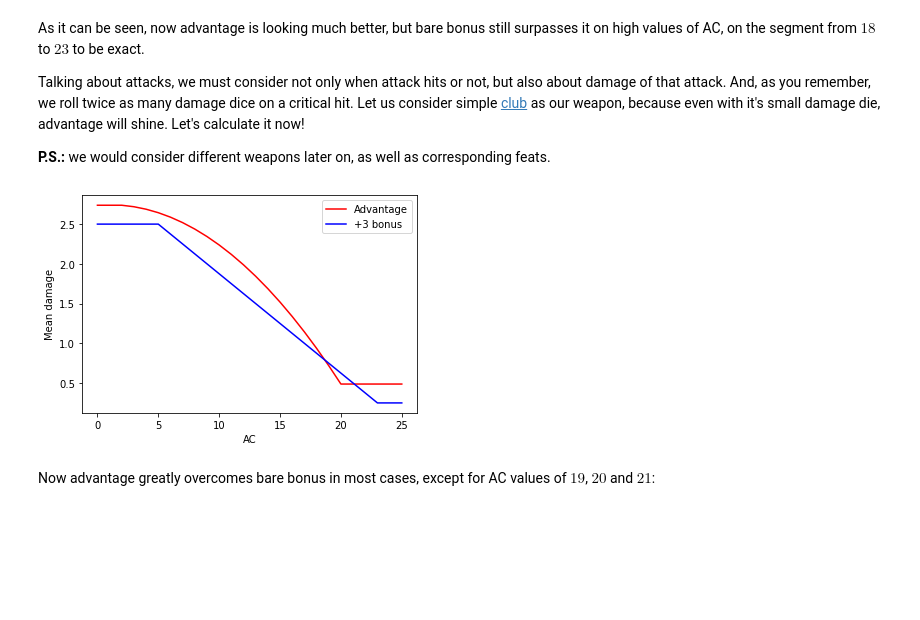
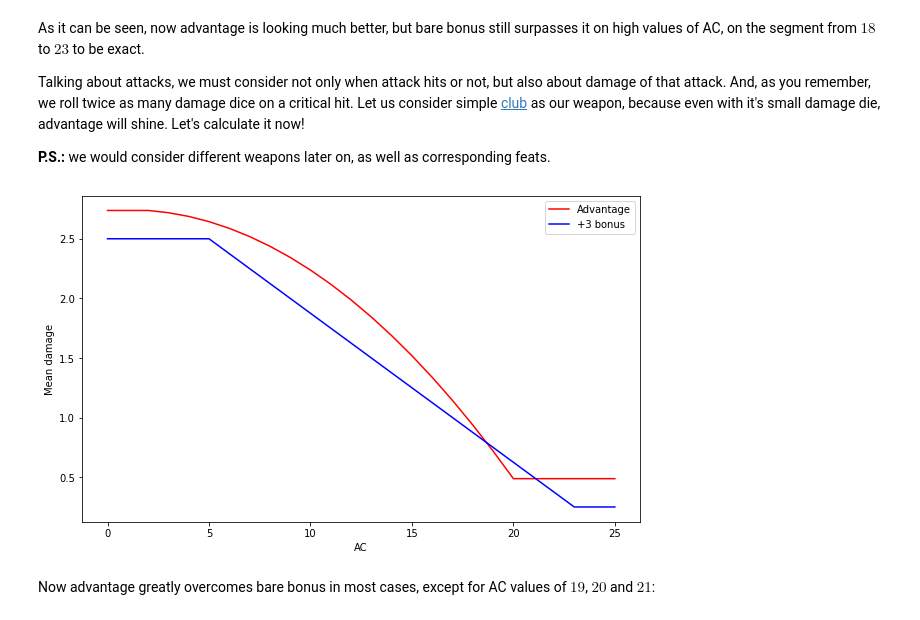
Before and after one commit to Covariance/DnD-math-basics, a Jupyter notebook: advantage.ipynb, the cells around one changed output. Cells and saved outputs as stored; diff of their text form; code cells hidden in the pictures; blank space fills up the shorter version.

```diff
--- a/advantage.ipynb
+++ b/advantage.ipynb
@@ -185,14 +188,15 @@ def calculate_damages_for_method(method: str):
 calculate_damages_for_method('advantage')
 calculate_damages_for_method('+3')
 # %%
+plt.figure(figsize=(10, 6))
 plt.plot(ac_damages['advantage'], 'r', label='Advantage')
 plt.plot(ac_damages['+3'],        'b', label='+3 bonus')
 plt.ylabel("Mean damage")
 plt.xlabel("AC")
 plt.legend()
 plt.show()
 # %% [output]
-[figure, old version]
+[figure, new version]
 # %% [markdown]
 Now advantage greatly overcomes bare bonus in most cases, except for AC values of $19$, $20$ and $21$:
 # %%
```
Also changed, not shown: parts of 9 cells of this notebook, 4 other files.
